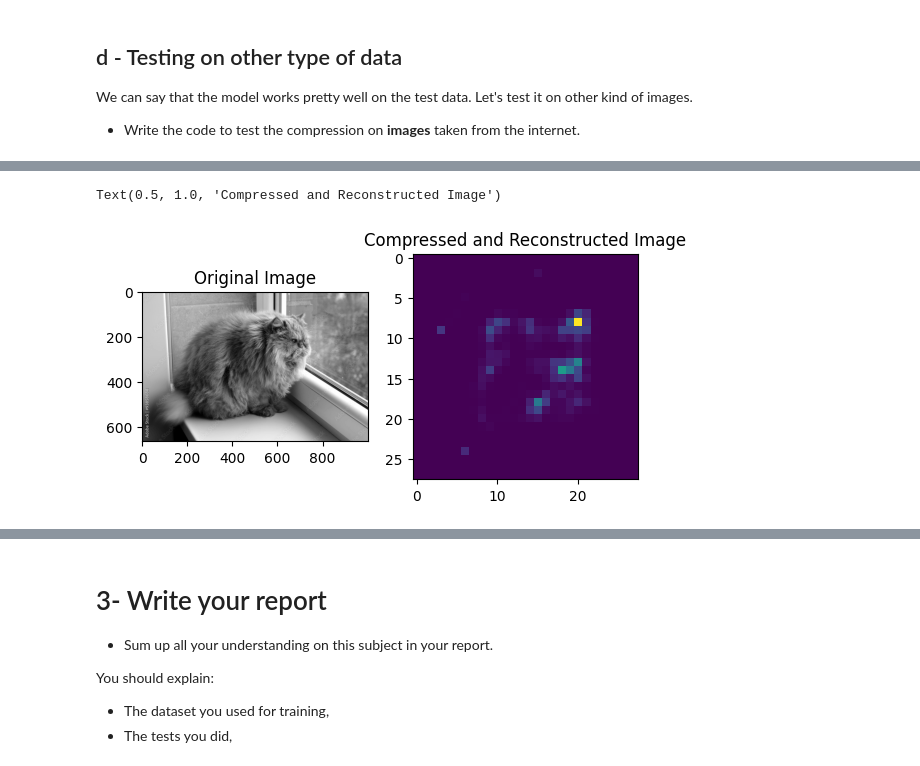
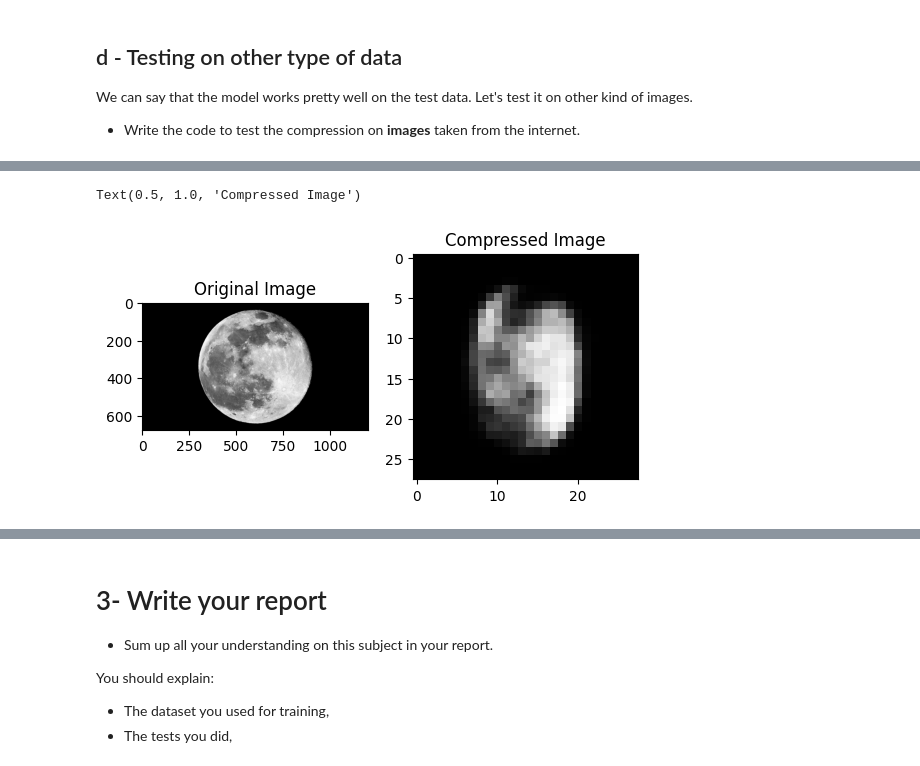
Before and after one commit to Mowibox/SignalLab, a Jupyter notebook: TP2_LONGEOT-THIONGANE-PETIT_AE.ipynb, the cells around one changed output, grey strips where cells are left out. Saved outputs shown, nothing was run; the diff lists cells and outputs as text; code cells hidden in the pictures.

```diff
--- a/TP2_LONGEOT-THIONGANE-PETIT_AE.ipynb
+++ b/TP2_LONGEOT-THIONGANE-PETIT_AE.ipynb
@@ -630,29 +659,29 @@ We can say that the model works pretty well on the test data. Let's test it on o
 # %%
 # TODO : Test some images from the internet to see the compression effect
-image_filename = "https://as1.ftcdn.net/v2/jpg/00/93/85/86/1000_F_93858684_GuO79mdiahBTVBFfIMRx7ICirK13QG7X.jpg" # TODO: give a URL's image
+image_filename = r"img/moon.jpg" # TODO: give a URL's image
 image_numpy = cv2.cvtColor(skimage.io.imread(image_filename ),cv2.COLOR_BGR2GRAY)
 transform=transforms.Compose([transforms.ToTensor(),
                               transforms.Resize((28,28))])
 
 # TODO : Transform the images and add a dimension for the batch size using unsqueeze
 image = transform(image_numpy).unsqueeze(0)
 
 # TODO : Send the image* to the model and process the prediction. Don't forget
 # the resizes
 image_reshaped = image.view(image.shape[0],-1).to(device)
 
 pred = model(image_reshaped)
 pred = pred.reshape(image.shape)
 
 # TODO : Plot dem results'. Don't forget to detach and send to the gpu the data
 # using .detach().cpu()
 
 fig,axarr = plt.subplots(1, 2)
 axarr[0].imshow(image_numpy, cmap='gray')
 axarr[0].set_title('Original Image')
 
-axarr[1].imshow(pred.detach().cpu().numpy().squeeze())
-axarr[1].set_title('Compressed and Reconstructed Image')
+axarr[1].imshow(pred.detach().cpu().numpy().squeeze(), cmap='gray')
+axarr[1].set_title('Compressed Image')
 # %% [output]
-Text(0.5, 1.0, 'Compressed and Reconstructed Image')
+Text(0.5, 1.0, 'Compressed Image')
-[figure, old version]
+[figure, new version]
```
Also changed, not shown: parts of 10 cells of this notebook.
